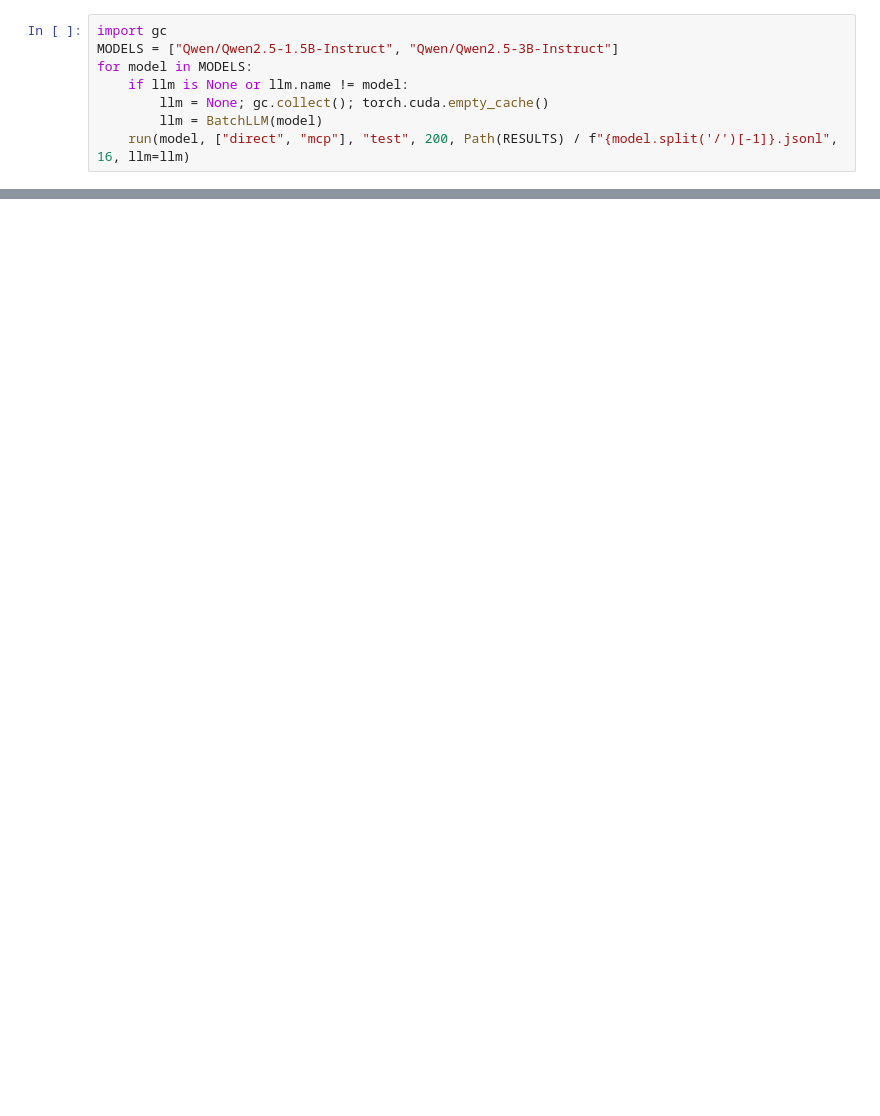
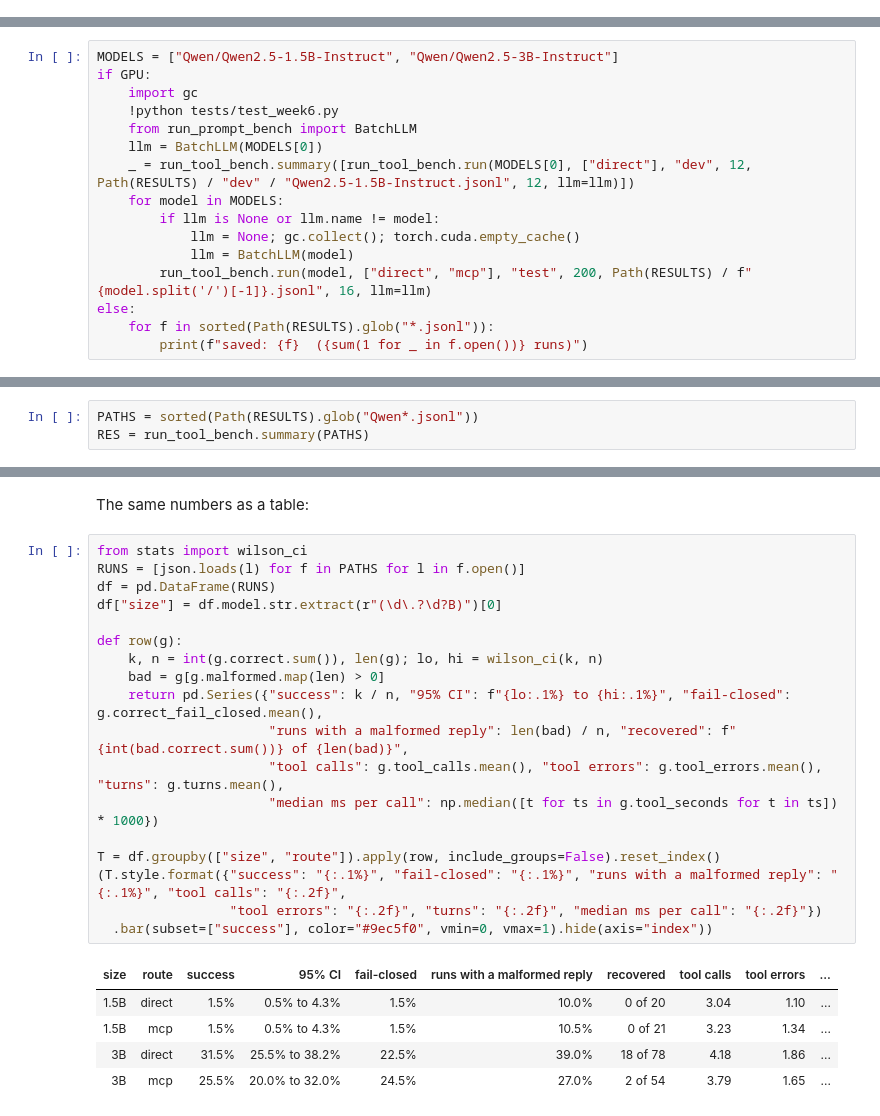
Before and after one commit to jorshimayor/AI-Engineering-Flow_Research, a Jupyter notebook: jupyter/week6_tool_calling_colab.ipynb, the cells around one changed output, grey strips where cells are left out. Saved outputs shown, nothing was run; the diff lists cells and outputs as text; blank space fills up the shorter version.

```diff
--- a/jupyter/week6_tool_calling_colab.ipynb
+++ b/jupyter/week6_tool_calling_colab.ipynb
@@ -79,8 +0,0 @@ Both models, both routes, the same 200 problems. Each model is loaded once.
-# %%
-import gc
-MODELS = ["Qwen/Qwen2.5-1.5B-Instruct", "Qwen/Qwen2.5-3B-Instruct"]
-for model in MODELS:
-    if llm is None or llm.name != model:
-        llm = None; gc.collect(); torch.cuda.empty_cache()
-        llm = BatchLLM(model)
-    run(model, ["direct", "mcp"], "test", 200, Path(RESULTS) / f"{model.split('/')[-1]}.jsonl", 16, llm=llm)
@@ -114,0 +347,16 @@ Send the zip back, or unzip it into `results/` in the repo.
+# %%
+MODELS = ["Qwen/Qwen2.5-1.5B-Instruct", "Qwen/Qwen2.5-3B-Instruct"]
+if GPU:
+    import gc
+    !python tests/test_week6.py
+    from run_prompt_bench import BatchLLM
+    llm = BatchLLM(MODELS[0])
+    _ = run_tool_bench.summary([run_tool_bench.run(MODELS[0], ["direct"], "dev", 12, Path(RESULTS) / "dev" / "Qwen2.5-1.5B-Instruct.jsonl", 12, llm=llm)])
+    for model in MODELS:
+        if llm is None or llm.name != model:
+            llm = None; gc.collect(); torch.cuda.empty_cache()
+            llm = BatchLLM(model)
+        run_tool_bench.run(model, ["direct", "mcp"], "test", 200, Path(RESULTS) / f"{model.split('/')[-1]}.jsonl", 16, llm=llm)
+else:
+    for f in sorted(Path(RESULTS).glob("*.jsonl")):
+        print(f"saved: {f}  ({sum(1 for _ in f.open())} runs)")
@@ -114,0 +370,3 @@ Send the zip back, or unzip it into `results/` in the repo.
+# %%
+PATHS = sorted(Path(RESULTS).glob("Qwen*.jsonl"))
+RES = run_tool_bench.summary(PATHS)
@@ -114,0 +391,26 @@ Send the zip back, or unzip it into `results/` in the repo.
+# %% [markdown]
+The same numbers as a table:
+# %%
+from stats import wilson_ci
+RUNS = [json.loads(l) for f in PATHS for l in f.open()]
+df = pd.DataFrame(RUNS)
+df["size"] = df.model.str.extract(r"(\d\.?\d?B)")[0]
+
+def row(g):
+    k, n = int(g.correct.sum()), len(g); lo, hi = wilson_ci(k, n)
+    bad = g[g.malformed.map(len) > 0]
+    return pd.Series({"success": k / n, "95% CI": f"{lo:.1%} to {hi:.1%}", "fail-closed": g.correct_fail_closed.mean(),
+                      "runs with a malformed reply": len(bad) / n, "recovered": f"{int(bad.correct.sum())} of {len(bad)}",
+                      "tool calls": g.tool_calls.mean(), "tool errors": g.tool_errors.mean(), "turns": g.turns.mean(),
+                      "median ms per call": np.median([t for ts in g.tool_seconds for t in ts]) * 1000})
+
+T = df.groupby(["size", "route"]).apply(row, include_groups=False).reset_index()
+(T.style.format({"success": "{:.1%}", "fail-closed": "{:.1%}", "runs with a malformed reply": "{:.1%}", "tool calls": "{:.2f}",
+                 "tool errors": "{:.2f}", "turns": "{:.2f}", "median ms per call": "{:.2f}"})
+  .bar(subset=["success"], color="#9ec5f0", vmin=0, vmax=1).hide(axis="index"))
+# %% [output]
+| size | route | success | 95% CI | fail-closed | runs with a malformed reply | recovered | tool calls | tool errors | ... |
+| 1.5B | direct | 1.5% | 0.5% to 4.3% | 1.5% | 10.0% | 0 of 20 | 3.04 | 1.10 | ... |
+| 1.5B | mcp | 1.5% | 0.5% to 4.3% | 1.5% | 10.5% | 0 of 21 | 3.23 | 1.34 | ... |
+| 3B | direct | 31.5% | 25.5% to 38.2% | 22.5% | 39.0% | 18 of 78 | 4.18 | 1.86 | ... |
+| 3B | mcp | 25.5% | 20.0% to 32.0% | 24.5% | 27.0% | 2 of 54 | 3.79 | 1.65 | ... |
```
Also changed, not shown: parts of 75 cells of this notebook, 8 other files.
